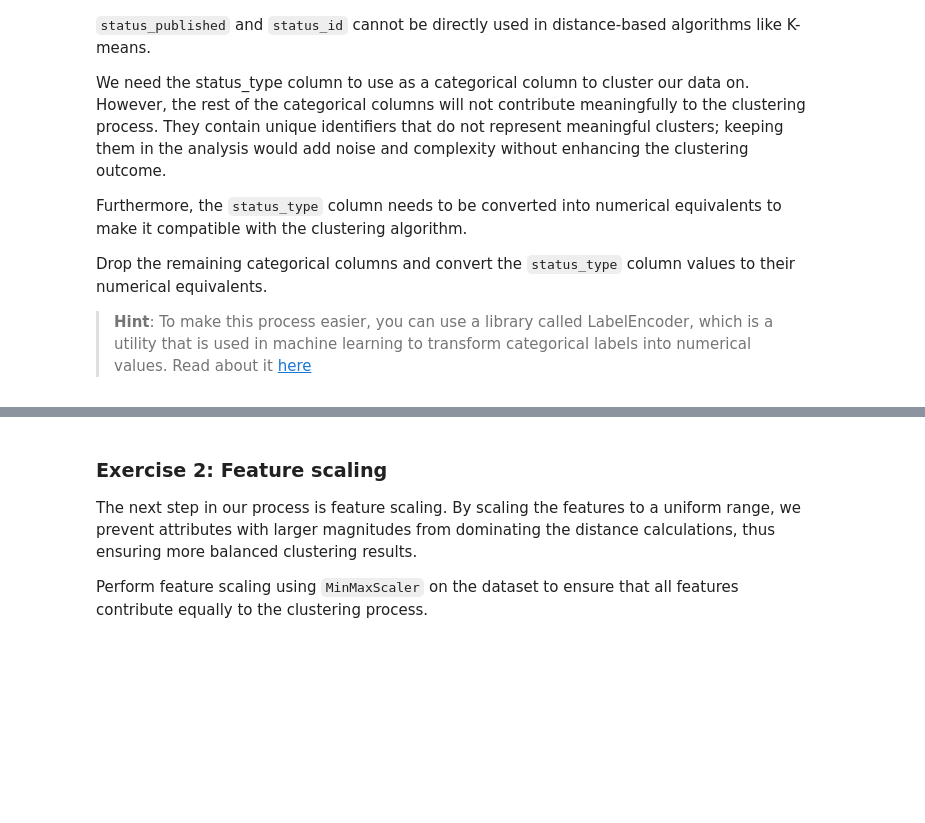
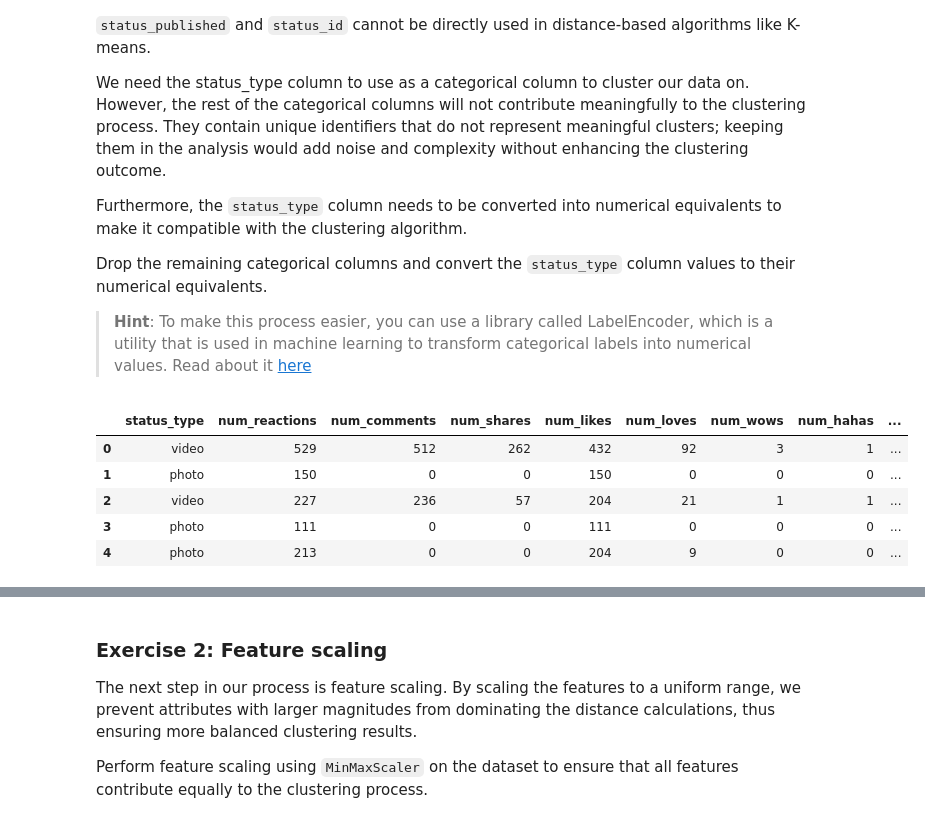
Before and after one commit to silasjimmy/ALX-Machine-Learning-Code-Challenges, a Jupyter notebook: unsupervised-learning/week-2/K_means_clustering_Exercise.ipynb, the cells around one changed output, grey strips where cells are left out. Cells and saved outputs as stored; diff of their text form; code cells hidden in the pictures; blank space fills up the shorter version.

```diff
--- a/unsupervised-learning/week-2/K_means_clustering_Exercise.ipynb
+++ b/unsupervised-learning/week-2/K_means_clustering_Exercise.ipynb
@@ -48,0 +61,6 @@ Our dataset contains redundant columns that need to be removed. Identify these c
+# %%
+#Your code here
+
+df_clean = df.drop(['Column1', 'Column2', 'Column3', 'Column4'], axis=1)
+
+df_clean.head()
@@ -67,5 +92,16 @@ Furthermore, the `status_type` column needs to be converted into numerical equiv
 Drop the remaining categorical columns and convert the `status_type` column values to their numerical equivalents.
 
 > **Hint**: To make this process easier, you can use a library called LabelEncoder, which is a utility that is used in machine learning to transform categorical labels into numerical values. Read about it [here](https://scikit-learn.org/stable/modules/generated/sklearn.preprocessing.LabelEncoder.html)
+# %%
+df_clean = df_clean.drop(['status_id', 'status_published'], axis=1)
+
+df_clean.head()
+# %% [output]
+|  | status_type | num_reactions | num_comments | num_shares | num_likes | num_loves | num_wows | num_hahas | ... |
+| 0 | video | 529 | 512 | 262 | 432 | 92 | 3 | 1 | ... |
+| 1 | photo | 150 | 0 | 0 | 150 | 0 | 0 | 0 | ... |
+| 2 | video | 227 | 236 | 57 | 204 | 21 | 1 | 1 | ... |
+| 3 | photo | 111 | 0 | 0 | 111 | 0 | 0 | 0 | ... |
+| 4 | photo | 213 | 0 | 0 | 204 | 9 | 0 | 0 | ... |
 # %%
 from sklearn.preprocessing import LabelEncoder
```
Also changed, not shown: parts of 21 cells of this notebook, 1 other file.
